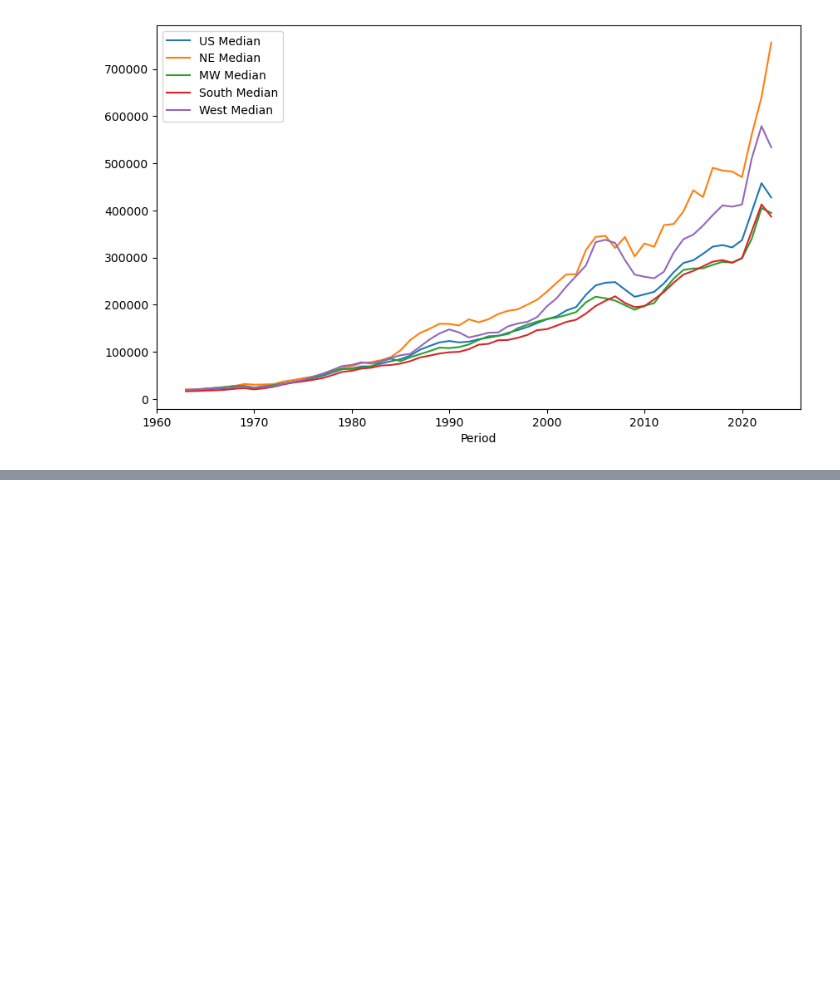
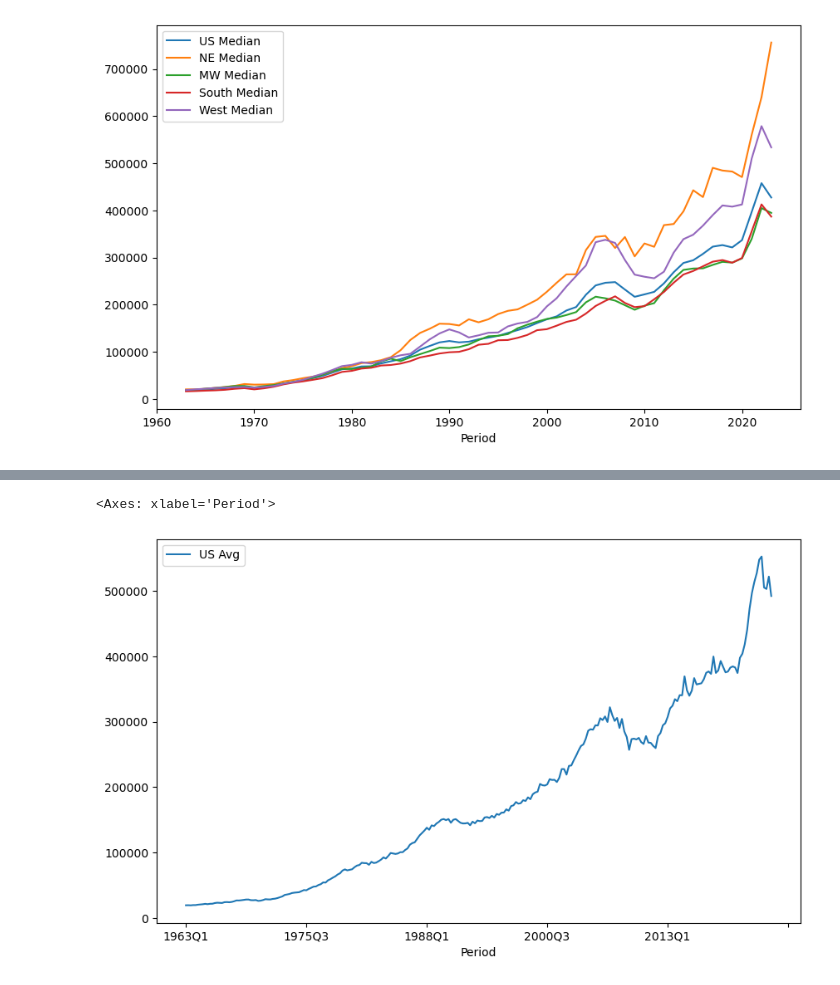
Before and after one commit to mwestonjr/Capstone, a Jupyter notebook: avg_home_sales.ipynb, the cells around one changed output, grey strips where cells are left out. Cells and saved outputs as stored; diff of their text form; code cells hidden in the pictures; blank space fills up the shorter version.

```diff
--- a/avg_home_sales.ipynb
+++ b/avg_home_sales.ipynb
@@ -358,0 +354,8 @@ home_merge.plot(kind = 'line',
+# %%
+value_by_quarter.plot(kind = 'line',
+                      x = 'Period',
+                      y = ['US Avg'],
+                      figsize = (10,6))
+# %% [output]
+<Axes: xlabel='Period'>
+[figure, added]
```
Also changed, not shown: parts of 74 cells of this notebook, 1 other file.
